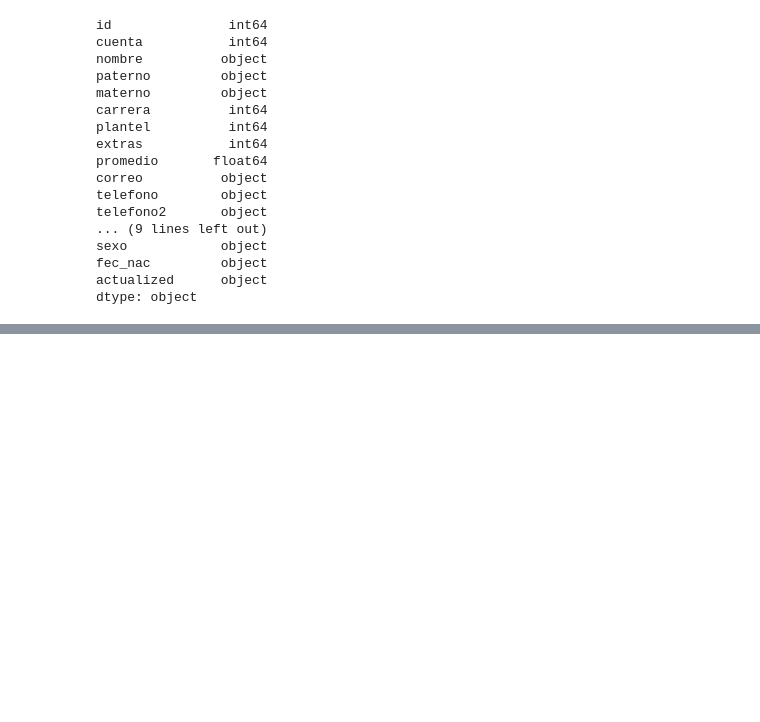
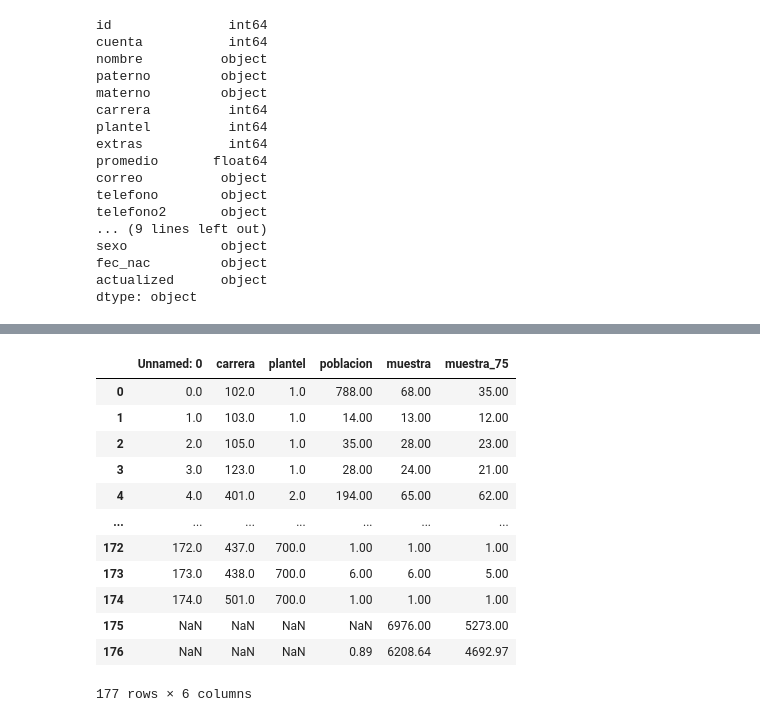
Before and after one commit to icelisipcom/PVE-polls, a Jupyter notebook: public/migraciones.ipynb, the cells around one changed output, grey strips where cells are left out. Cells and saved outputs as stored; diff of their text form; code cells hidden in the pictures; blank space fills up the shorter version.

```diff
--- a/public/migraciones.ipynb
+++ b/public/migraciones.ipynb
@@ -105,0 +249,18 @@ dtype: object
+# %%
+muestras=pd.read_excel('muestras definitivas.xlsx')
+# %%
+muestras
+# %% [output]
+|  | Unnamed: 0 | carrera | plantel | poblacion | muestra | muestra_75 |
+| 0 | 0.0 | 102.0 | 1.0 | 788.00 | 68.00 | 35.00 |
+| 1 | 1.0 | 103.0 | 1.0 | 14.00 | 13.00 | 12.00 |
+| 2 | 2.0 | 105.0 | 1.0 | 35.00 | 28.00 | 23.00 |
+| 3 | 3.0 | 123.0 | 1.0 | 28.00 | 24.00 | 21.00 |
+| 4 | 4.0 | 401.0 | 2.0 | 194.00 | 65.00 | 62.00 |
+| ... | ... | ... | ... | ... | ... | ... |
+| 172 | 172.0 | 437.0 | 700.0 | 1.00 | 1.00 | 1.00 |
+| 173 | 173.0 | 438.0 | 700.0 | 6.00 | 6.00 | 5.00 |
+| 174 | 174.0 | 501.0 | 700.0 | 1.00 | 1.00 | 1.00 |
+| 175 | NaN | NaN | NaN | NaN | 6976.00 | 5273.00 |
+| 176 | NaN | NaN | NaN | 0.89 | 6208.64 | 4692.97 |
+177 rows × 6 columns
```
Also changed, not shown: parts of 15 cells of this notebook, 2 other files.
